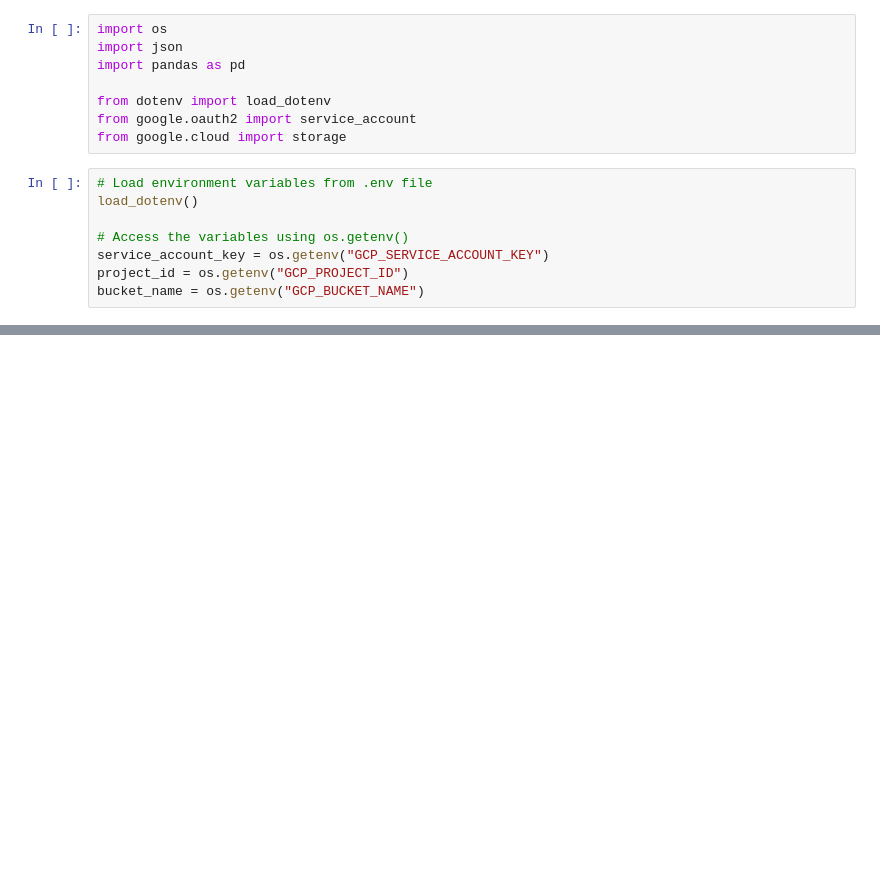
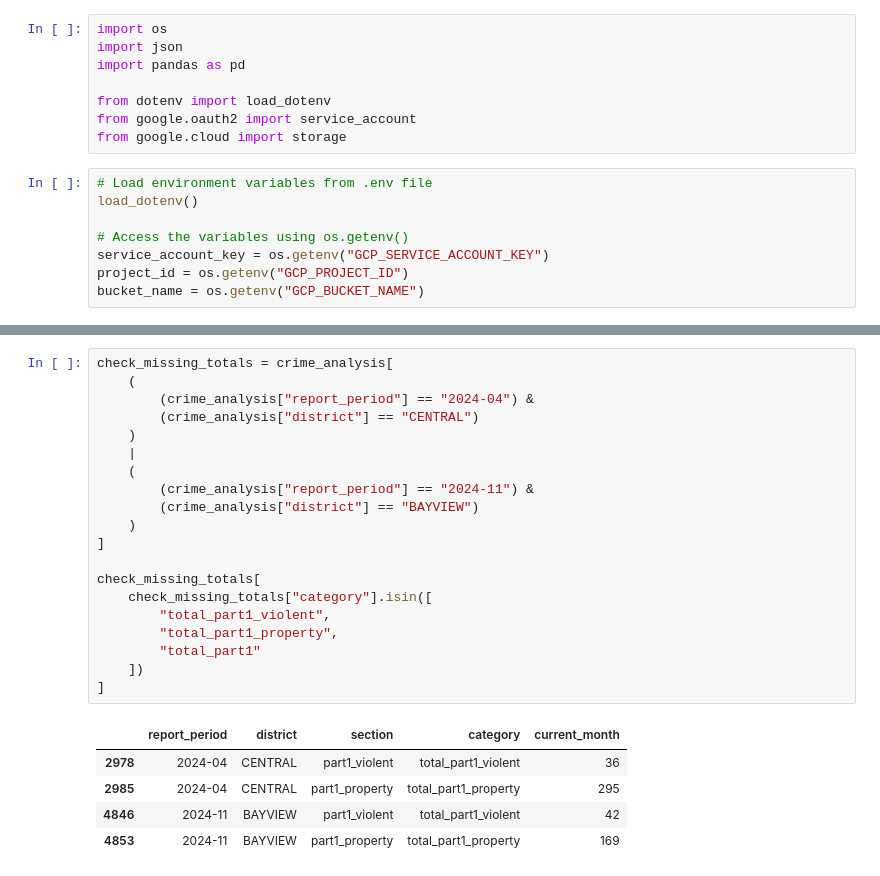
Before and after one commit to szphzz/git-branch-crime, a Jupyter notebook: cleaning_eda/crime.ipynb, the cells around one changed output, grey strips where cells are left out. Saved outputs shown, nothing was run; the diff lists cells and outputs as text; blank space fills up the shorter version.

```diff
--- a/cleaning_eda/crime.ipynb
+++ b/cleaning_eda/crime.ipynb
@@ -68,0 +131,26 @@ Name: count, dtype: int64
+# %%
+check_missing_totals = crime_analysis[
+    (
+        (crime_analysis["report_period"] == "2024-04") &
+        (crime_analysis["district"] == "CENTRAL")
+    )
+    |
+    (
+        (crime_analysis["report_period"] == "2024-11") &
+        (crime_analysis["district"] == "BAYVIEW")
+    )
+]
+
+check_missing_totals[
+    check_missing_totals["category"].isin([
+        "total_part1_violent",
+        "total_part1_property",
+        "total_part1"
+    ])
+]
+# %% [output]
+|  | report_period | district | section | category | current_month |
+| 2978 | 2024-04 | CENTRAL | part1_violent | total_part1_violent | 36 |
+| 2985 | 2024-04 | CENTRAL | part1_property | total_part1_property | 295 |
+| 4846 | 2024-11 | BAYVIEW | part1_violent | total_part1_violent | 42 |
+| 4853 | 2024-11 | BAYVIEW | part1_property | total_part1_property | 169 |
```
Also changed, not shown: parts of 12 cells of this notebook, 6 other files.
